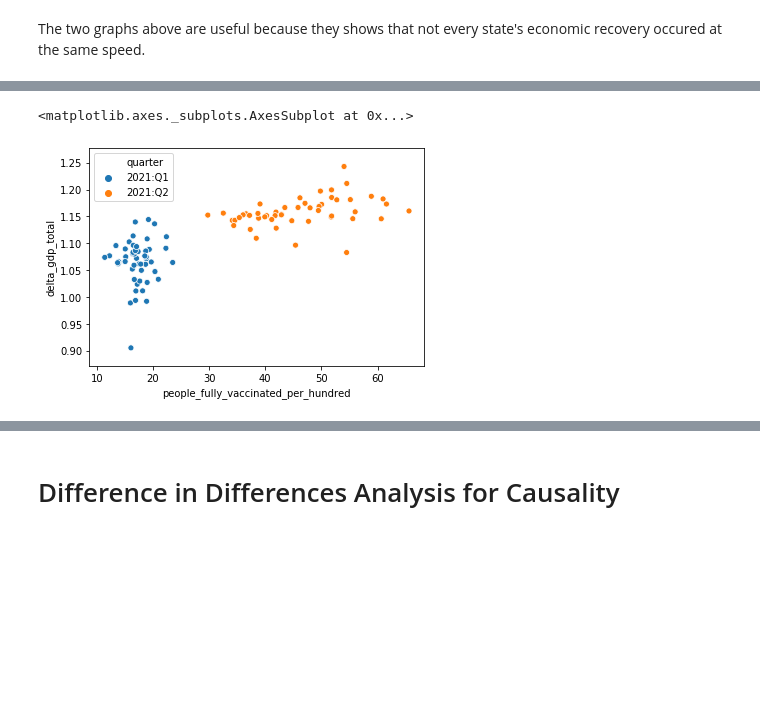
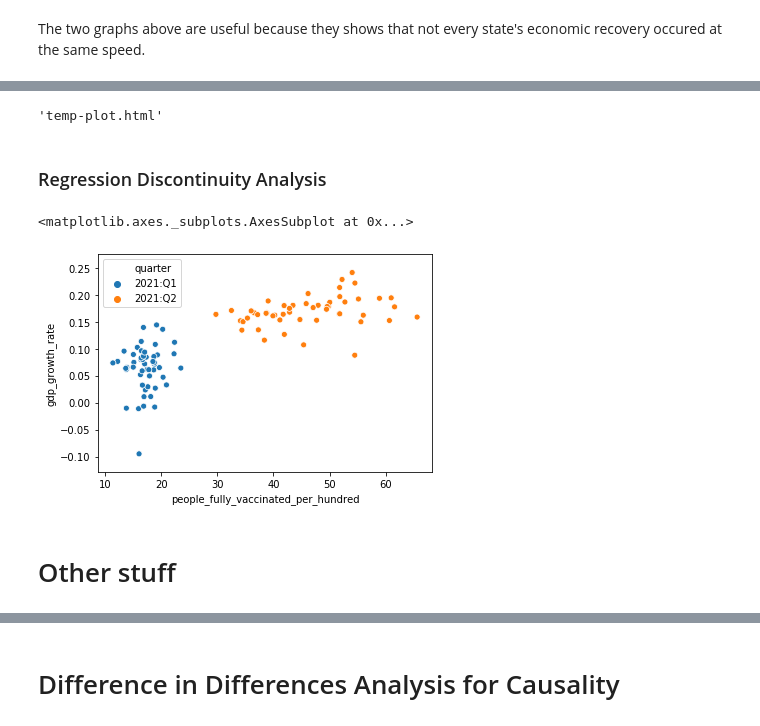
Before and after one commit to michael-lutz/Vaccine-Econ-Analysis, a Jupyter notebook: analysis/visualization_nb.ipynb, the cells around one changed output, grey strips where cells are left out. Cells and saved outputs as stored; diff of their text form; code cells hidden in the pictures; blank space fills up the shorter version.

Commit message:
added causality analysis and us maps

```diff
--- a/analysis/visualization_nb.ipynb
+++ b/analysis/visualization_nb.ipynb
@@ -531,16 +671,41 @@ The two graphs above are useful because they shows that not every state's econom
+# %%
+# Plotting the values with plotly
+data = dict(type='choropleth',
+            colorscale = 'Darkmint',
+            reversescale = False,
+            locations = gdp_total_dd['Code'],
+            z = gdp_total_dd['DiffInDiff'],
+            locationmode = 'USA-states',
+            text = gdp_total_dd['location'],
+            marker = dict(line = dict(color = 'rgb(255,255,255)',width = 1)),
+            colorbar = {'title':"Standardized GDP Difference in Difference"}
+            )
+
+layout = dict(title = 'GDP Difference in Differences After Vaccine Rollout',
+              geo = dict(scope='usa',
+                         showlakes = True,
+                         lakecolor = 'rgb(85,173,240)')
+             )
+
+choromap = go.Figure(data = [data],layout = layout)
+plot(choromap,validate=False)
+# %% [output]
+'temp-plot.html'
+# %% [markdown]
+### Regression Discontinuity Analysis
 # %%
 gdp_df_total = gdp_df[gdp_df['Description'] == '   Accommodation and food services'].drop(['2020:Q3','2020:Q2','2020:Q1','Description'], axis=1)
 gdp_df_total.replace('(D)',None,inplace=True)
-delta_2021_Q1 = gdp_df_total['2021:Q1'].astype(float)/gdp_df_total['2020:Q4'].astype(float)
-delta_2021_Q2 = gdp_df_total['2021:Q2'].astype(float)/gdp_df_total['2021:Q1'].astype(float)
-summarized_gdp_total = pd.DataFrame(columns=['quarter','location','delta_gdp_total'])
-summarized_gdp_total['delta_gdp_total'] = pd.concat([delta_2021_Q1,delta_2021_Q2])
+delta_2021_Q1 = (gdp_df_total['2021:Q1'].astype(float)-gdp_df_total['2020:Q4'].astype(float))/(gdp_df_total['2020:Q4'].astype(float))
+delta_2021_Q2 = (gdp_df_total['2021:Q2'].astype(float)-gdp_df_total['2021:Q1'].astype(float))/(gdp_df_total['2020:Q4'].astype(float))
+summarized_gdp_total = pd.DataFrame(columns=['quarter','location','gdp_growth_rate'])
+summarized_gdp_total['gdp_growth_rate'] = pd.concat([delta_2021_Q1,delta_2021_Q2])
 summarized_gdp_total['location'] = pd.concat([gdp_df_total['location'],gdp_df_total['location']])
 summarized_gdp_total.reset_index(drop=True, inplace=True)
-summarized_gdp_total['quarter'] = pd.concat([pd.Series(['2021:Q1']*50),pd.Series(['2021:Q2']*50)]).to_list()
+summarized_gdp_total['quarter'] = pd.concat([pd.Series(['2021:Q1']*51),pd.Series(['2021:Q2']*51)]).to_list()
 summarized_total = summarized_vax_quarterly.merge(summarized_gdp_total, on=['location','quarter'])
 
-sns.scatterplot(data = summarized_total, x='people_fully_vaccinated_per_hundred', y='delta_gdp_total', hue='quarter')
+sns.scatterplot(data = summarized_total, x='people_fully_vaccinated_per_hundred', y='gdp_growth_rate', hue='quarter')
 # %% [output]
 <matplotlib.axes._subplots.AxesSubplot at 0x...>
-[figure, old version]
+[figure, new version]
@@ -546,0 +716,2 @@ sns.scatterplot(data = summarized_total, x='people_fully_vaccinated_per_hundred'
+# %% [markdown]
+# Other stuff
```
Also changed, not shown: parts of 35 cells of this notebook, 3 other files.
